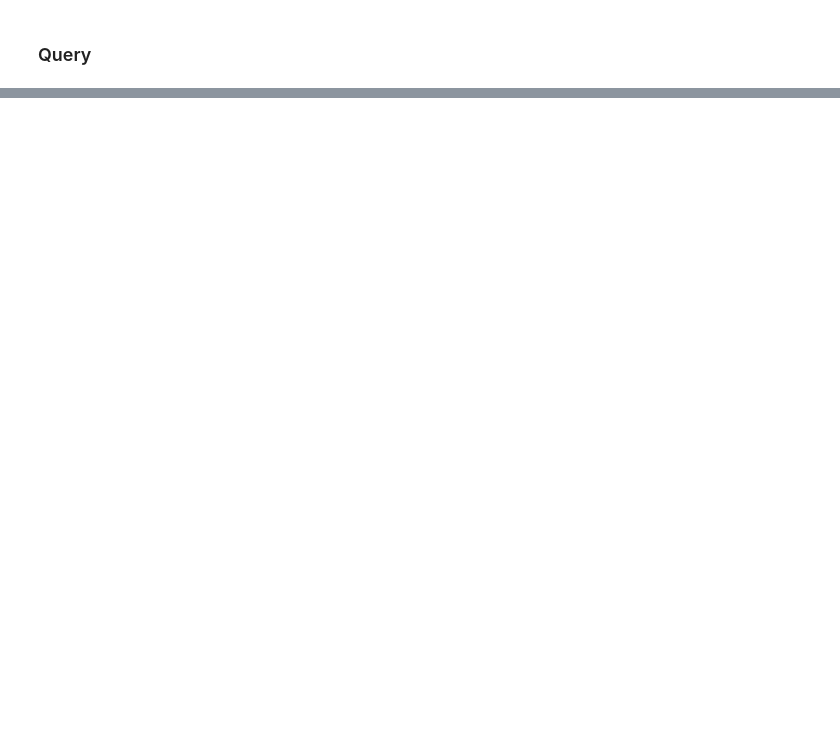
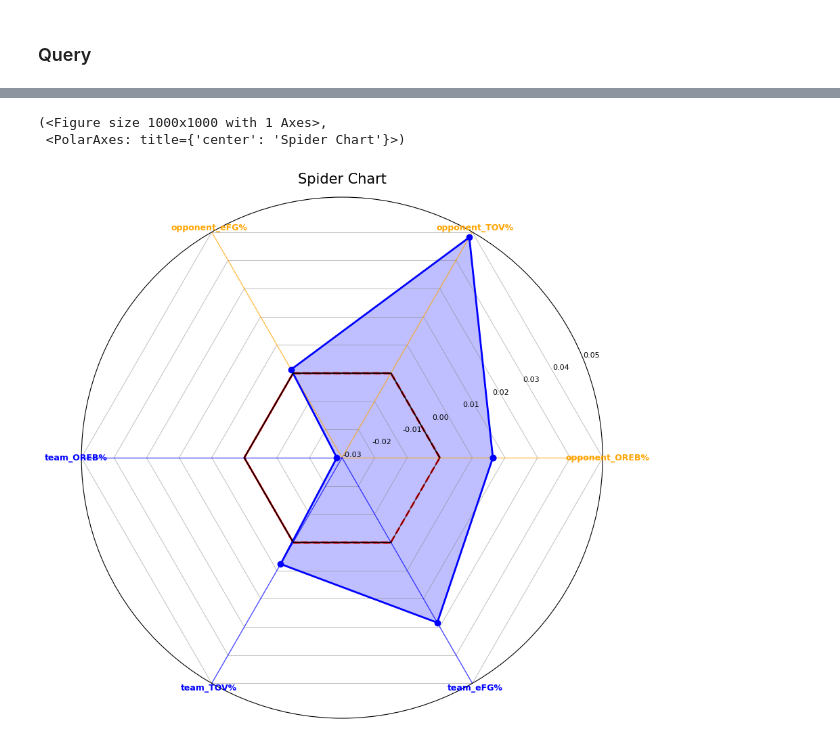
Before and after one commit to arnaud-odet/explain_winning_strategies, a Jupyter notebook: explanations.ipynb, the cells around one changed output, grey strips where cells are left out. Saved outputs shown, nothing was run; the diff lists cells and outputs as text; code cells hidden in the pictures; blank space fills up the shorter version.

```diff
--- a/explanations.ipynb
+++ b/explanations.ipynb
@@ -145,0 +173,3 @@ plt.close()
+# %%
+spider_plot_df = t_df[['feature','SHAP_value']].groupby('feature').mean()
+spider_plot_df
@@ -145,0 +185,15 @@ plt.close()
+# %%
+create_spider_chart(
+    categories=spider_plot_df.index,
+    values=spider_plot_df['SHAP_value'],
+    min_value=-0.03,
+    max_value=0.05,
+    graduation_levels=8,
+    highlight_level=0,
+    category_colors=['blue' if feat[:4] == 'team' else 'orange' for feat in spider_plot_df.index]
+
+)
+# %% [output]
+(<Figure size 1000x1000 with 1 Axes>,
+ <PolarAxes: title={'center': 'Spider Chart'}>)
+[figure, added]
```
Also changed, not shown: parts of 15 cells of this notebook, 1 other file.
